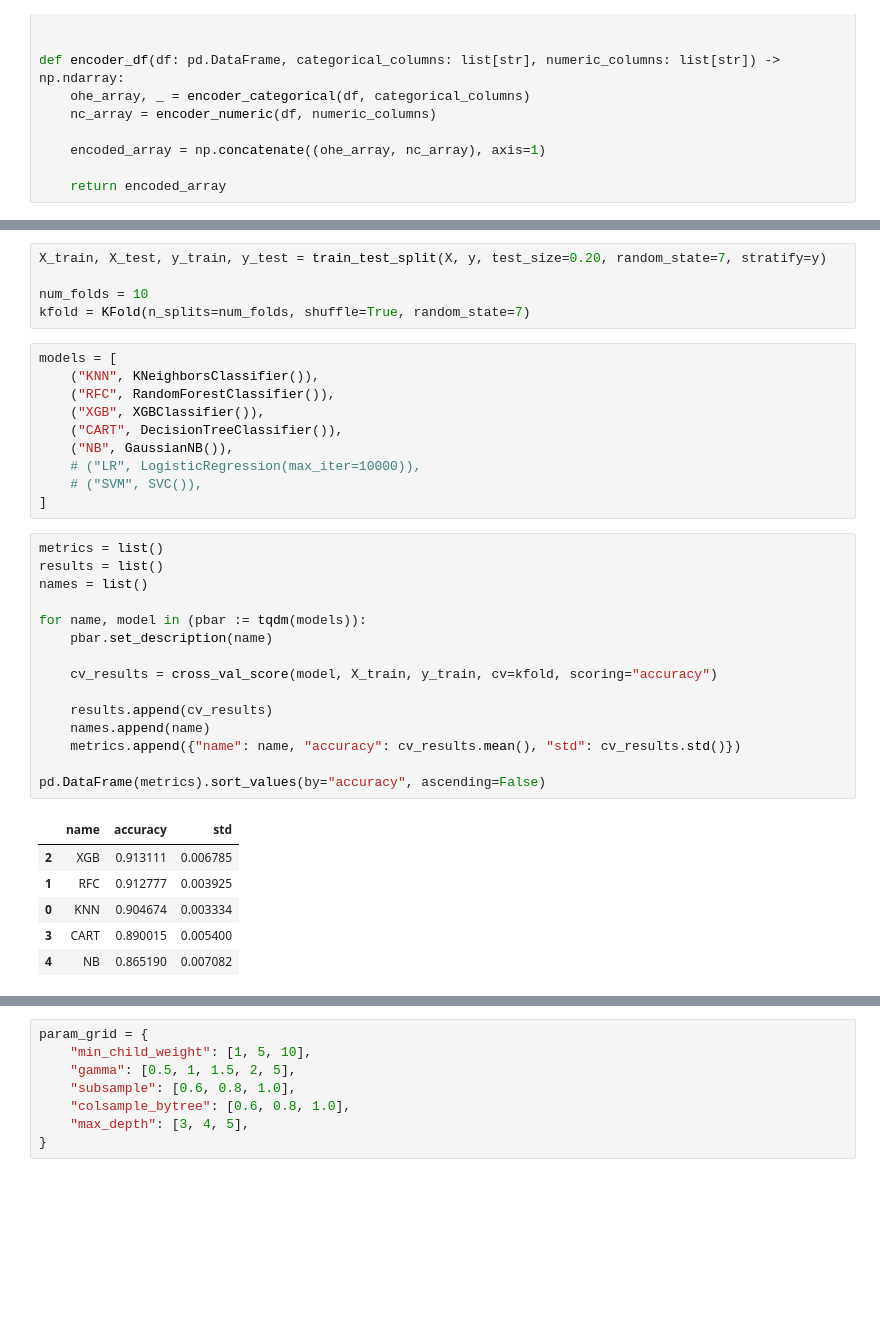
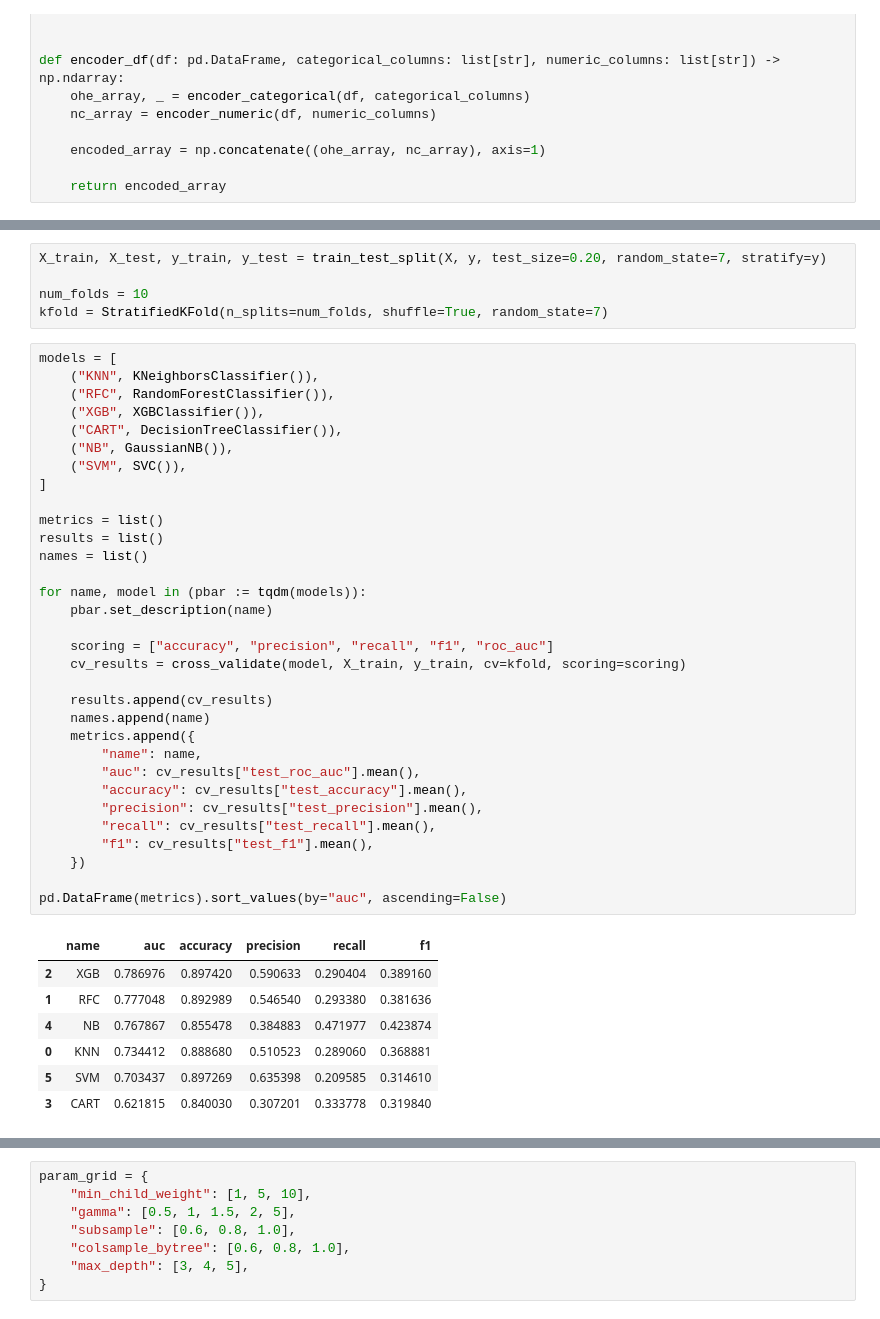
Before and after one commit to lucassiro/data_science, a Jupyter notebook: 01_machine_learning/classification_bank_marketing.ipynb, the cells around one changed output, grey strips where cells are left out. Drawn from its saved outputs; the diff is of its cells as text; blank space fills up the shorter version.

```diff
--- a/01_machine_learning/classification_bank_marketing.ipynb
+++ b/01_machine_learning/classification_bank_marketing.ipynb
@@ -256,36 +289,44 @@ X.shape, y.shape
 X_train, X_test, y_train, y_test = train_test_split(X, y, test_size=0.20, random_state=7, stratify=y)
 
 num_folds = 10
-kfold = KFold(n_splits=num_folds, shuffle=True, random_state=7)
+kfold = StratifiedKFold(n_splits=num_folds, shuffle=True, random_state=7)
-# %%
-models = [
-    ("KNN", KNeighborsClassifier()),
-    ("RFC", RandomForestClassifier()),
-    ("XGB", XGBClassifier()),
-    ("CART", DecisionTreeClassifier()),
-    ("NB", GaussianNB()),
-    # ("LR", LogisticRegression(max_iter=10000)),
-    # ("SVM", SVC()),
-]
 # %%
+models = [
+    ("KNN", KNeighborsClassifier()),
+    ("RFC", RandomForestClassifier()),
+    ("XGB", XGBClassifier()),
+    ("CART", DecisionTreeClassifier()),
+    ("NB", GaussianNB()),
+    ("SVM", SVC()),
+]
+
 metrics = list()
 results = list()
 names = list()
 
 for name, model in (pbar := tqdm(models)):
     pbar.set_description(name)
 
-    cv_results = cross_val_score(model, X_train, y_train, cv=kfold, scoring="accuracy")
+    scoring = ["accuracy", "precision", "recall", "f1", "roc_auc"]
+    cv_results = cross_validate(model, X_train, y_train, cv=kfold, scoring=scoring)
 
     results.append(cv_results)
     names.append(name)
-    metrics.append({"name": name, "accuracy": cv_results.mean(), "std": cv_results.std()})
+    metrics.append({
+        "name": name,
+        "auc": cv_results["test_roc_auc"].mean(),
+        "accuracy": cv_results["test_accuracy"].mean(),
+        "precision": cv_results["test_precision"].mean(),
+        "recall": cv_results["test_recall"].mean(),
+        "f1": cv_results["test_f1"].mean(),
+    })
 
-pd.DataFrame(metrics).sort_values(by="accuracy", ascending=False)
+pd.DataFrame(metrics).sort_values(by="auc", ascending=False)
 # %% [output]
-|  | name | accuracy | std |
-| 2 | XGB | 0.913111 | 0.006785 |
-| 1 | RFC | 0.912777 | 0.003925 |
-| 0 | KNN | 0.904674 | 0.003334 |
-| 3 | CART | 0.890015 | 0.005400 |
-| 4 | NB | 0.865190 | 0.007082 |
+|  | name | auc | accuracy | precision | recall | f1 |
+| 2 | XGB | 0.786976 | 0.897420 | 0.590633 | 0.290404 | 0.389160 |
+| 1 | RFC | 0.777048 | 0.892989 | 0.546540 | 0.293380 | 0.381636 |
+| 4 | NB | 0.767867 | 0.855478 | 0.384883 | 0.471977 | 0.423874 |
+| 0 | KNN | 0.734412 | 0.888680 | 0.510523 | 0.289060 | 0.368881 |
+| 5 | SVM | 0.703437 | 0.897269 | 0.635398 | 0.209585 | 0.314610 |
+| 3 | CART | 0.621815 | 0.840030 | 0.307201 | 0.333778 | 0.319840 |
```
Also changed, not shown: parts of 43 cells of this notebook.
